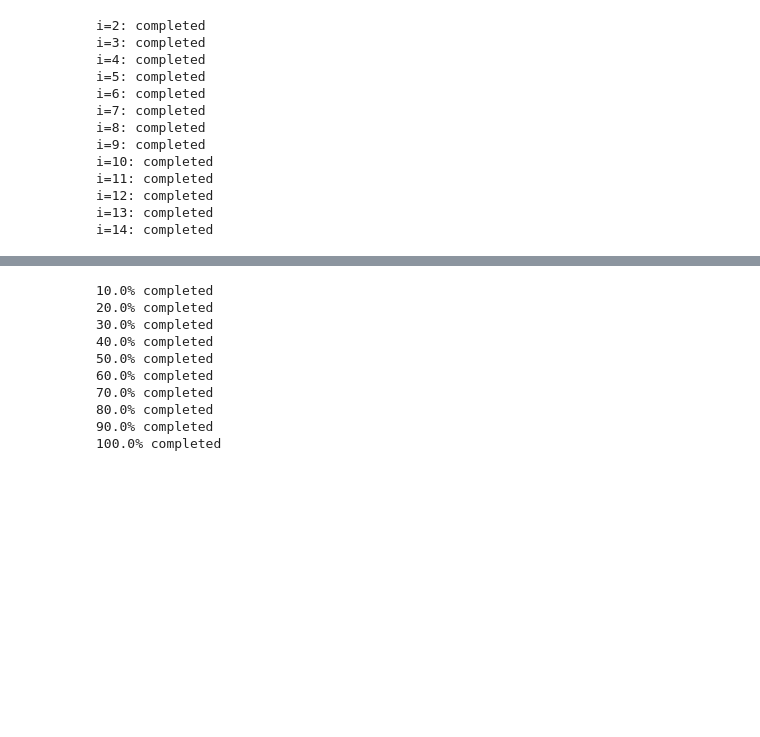
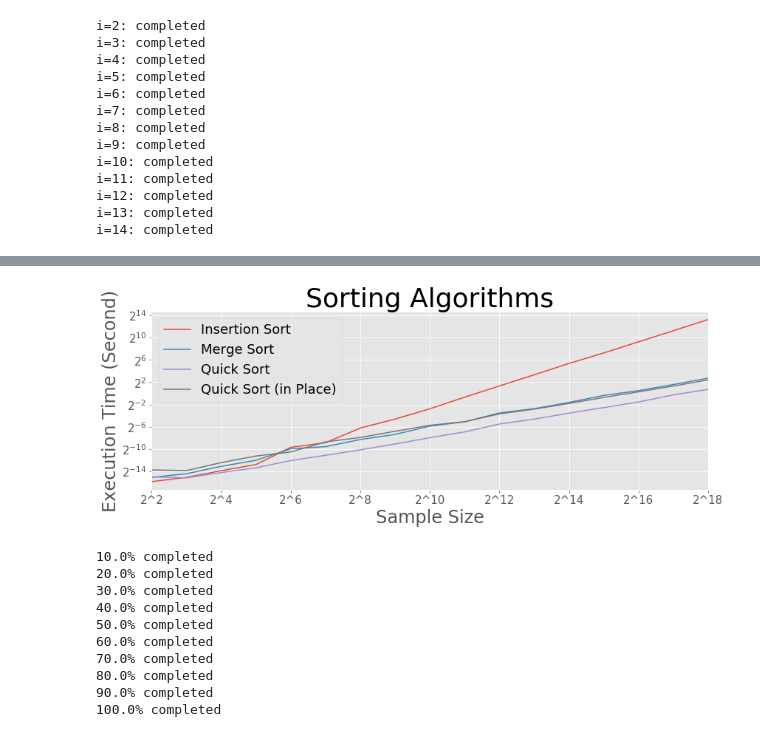
Before and after one commit to keita-dc/coursera_algorithm, a Jupyter notebook: assignment_3.ipynb, the cells around one changed output, grey strips where cells are left out. Drawn from its saved outputs; the diff is of its cells as text; code cells hidden in the pictures; blank space fills up the shorter version.

```diff
--- a/assignment_3.ipynb
+++ b/assignment_3.ipynb
@@ -239,0 +223,23 @@ time_df
+# %%
+time_list_large = []
+for i in range(2, 25):
+    Z = np.random.rand(2**i)
+
+    start_time = time.time()
+    insertion_sort(Z)
+    insertion = time.time() - start_time
+
+    start_time = time.time()
+    merge_sort(Z)
+    merge = time.time() - start_time
+
+    start_time = time.time()
+    quick_sort(Z)
+    quick = time.time() - start_time
+
+    start_time = time.time()
+    quick_sort_in_place(Z, 0, len(Z)-1)
+    quick_ip = time.time() - start_time
+
+    time_list_large.append([insertion, merge, quick, quick_ip])
+    print("i={}: completed".format(i))
@@ -240,3 +286,19 @@ time_df
+# %%
+time_df_l = pd.DataFrame(time_list_large, index=range(2, 19), columns=["insertion", "merge", "quick", "quick_in_place"])
+time_df_l.plot(figsize=(12, 4.8))
+
+plt.title("Sorting Algorithms", fontsize=36)
+plt.legend(["Insertion Sort", "Merge Sort", "Quick Sort", "Quick Sort (in Place)"], fontsize=18)
+plt.xlabel("Sample Size", fontsize = 24)
+plt.xticks(np.arange(2, 19, 2), labels = ["2^{}".format(i) for i in range(2, 19, 2)], fontsize=15)
+plt.yticks(fontsize=15)
+plt.yscale("log", basey=2)
+plt.ylabel("Execution Time (Second)", fontsize = 24)
+plt.tight_layout()
+# plt.savefig("image/insertion_quick_merge_sort_l.png")
+plt.show()
+# %% [output]
+[figure, added]
 # %%
 time_list = []
 for i in range(10000):
```
Also changed, not shown: parts of 9 cells of this notebook, 3 other files.
